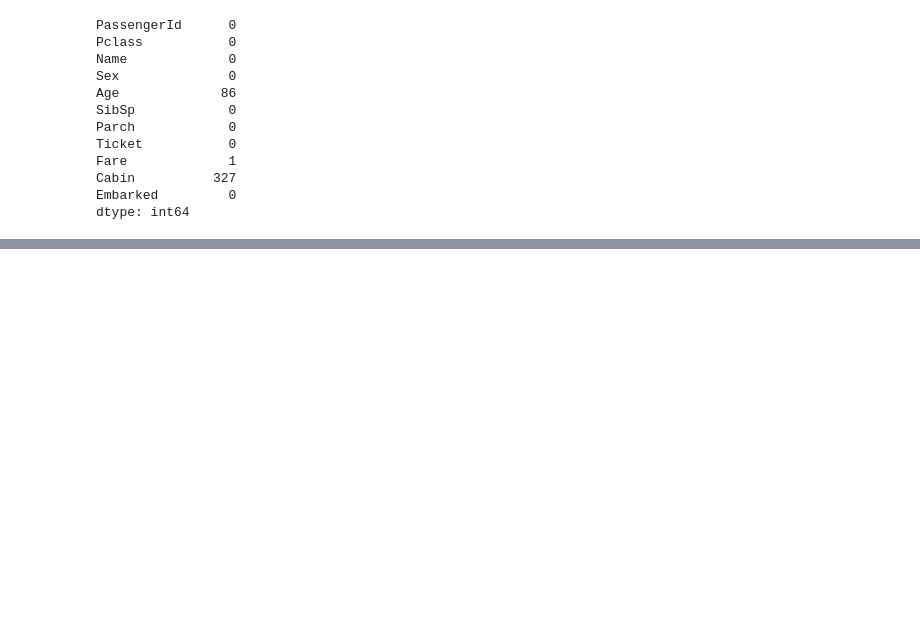
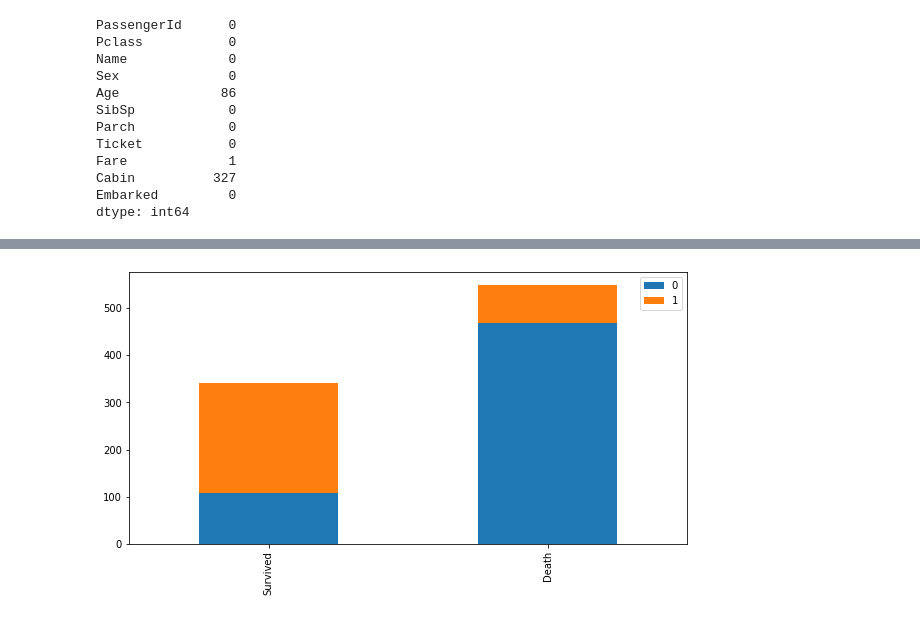
Before and after one commit to Aayushijain64/WAC-DataScience, a Jupyter notebook: Day 5/Titanic_Dataset.ipynb, the cells around one changed output, grey strips where cells are left out. Cells and saved outputs as stored; diff of their text form; code cells hidden in the pictures; blank space fills up the shorter version.

```diff
--- a/Day 5/Titanic_Dataset.ipynb
+++ b/Day 5/Titanic_Dataset.ipynb
@@ -147,0 +333,4 @@ bar_graph('Pclass')
+# %%
+bar_graph('Sex')
+# %% [output]
+[figure, added]
```
Also changed, not shown: parts of 52 cells of this notebook.
